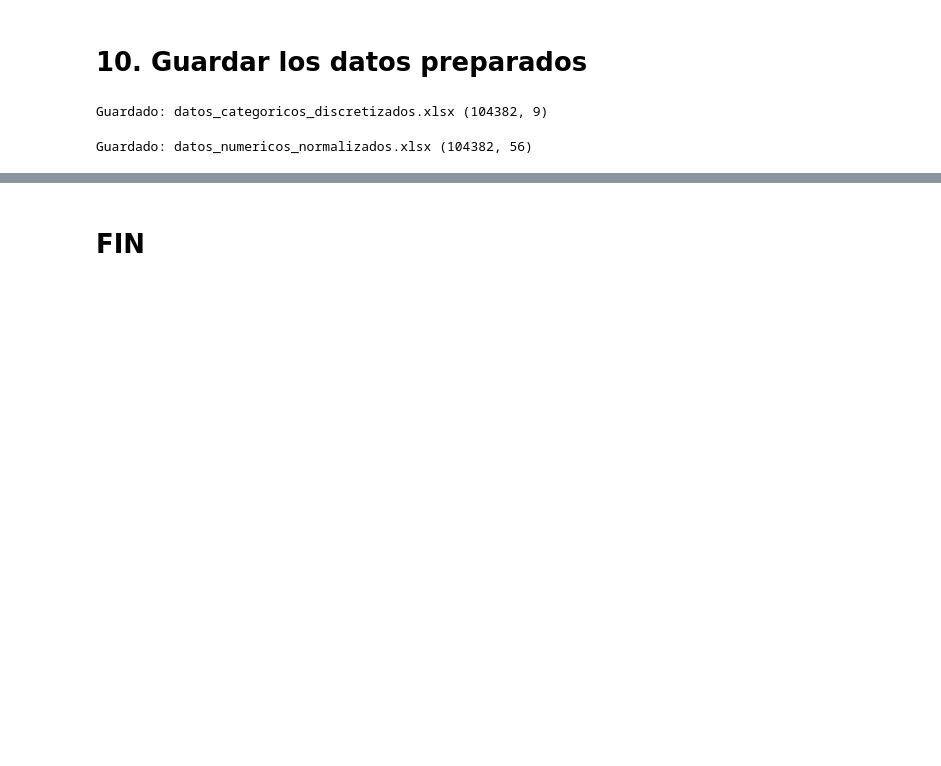
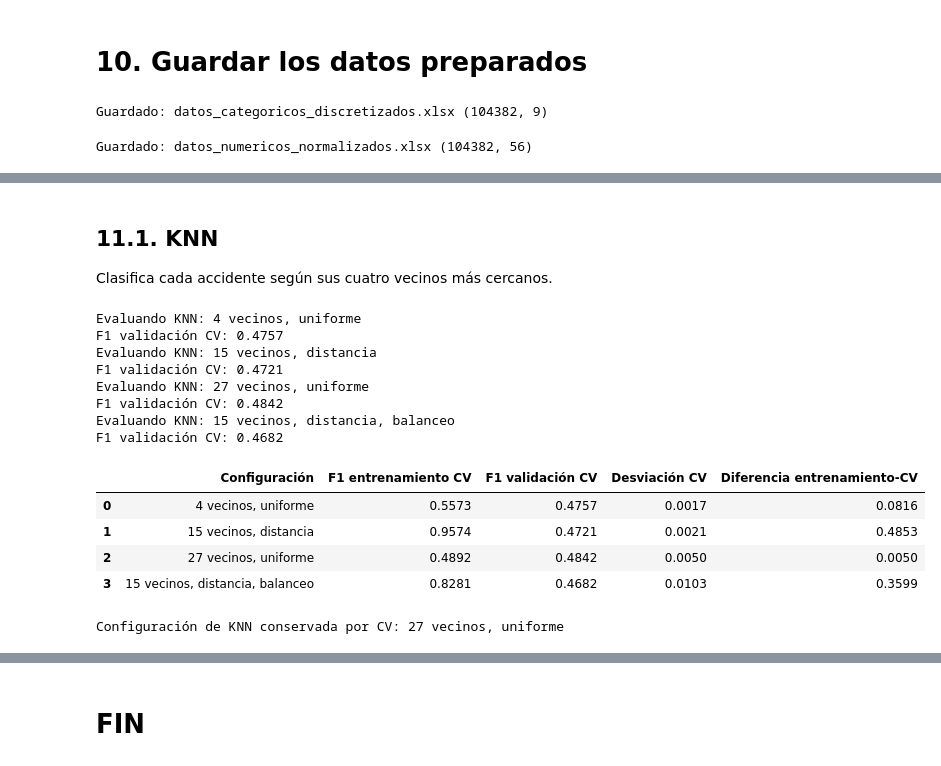
Before and after one commit to juanita003/Siniestros-viales, a Jupyter notebook: Preparacion_de_datos_Siniestros_Viales_Envigado.ipynb, the cells around one changed output, grey strips where cells are left out. Saved outputs shown, nothing was run; the diff lists cells and outputs as text; code cells hidden in the pictures; blank space fills up the shorter version.

```diff
--- a/Preparacion_de_datos_Siniestros_Viales_Envigado.ipynb
+++ b/Preparacion_de_datos_Siniestros_Viales_Envigado.ipynb
@@ -855,0 +948,47 @@ Guardado: datos_numericos_normalizados.xlsx (104382, 56)
+# %% [markdown]
+## 11.1. KNN
+
+Clasifica cada accidente según sus cuatro vecinos más cercanos.
+# %%
+configuraciones_knn = [
+    ('4 vecinos, uniforme', crear_modelo(KNeighborsClassifier(n_neighbors=4))),
+    ('15 vecinos, distancia', crear_modelo(KNeighborsClassifier(n_neighbors=15, weights='distance'))),
+    ('27 vecinos, uniforme', crear_modelo(KNeighborsClassifier(n_neighbors=27))),
+    ('15 vecinos, distancia, balanceo', crear_modelo(KNeighborsClassifier(n_neighbors=15, weights='distance'), balancear=True))
+]
+# %%
+# Comparación manual de configuraciones
+filas_knn = []
+for nombre, modelo in configuraciones_knn:
+    print('Evaluando KNN:', nombre, flush=True)
+    scores = cross_validate(modelo, X_train, y_train, cv=cv,
+        scoring='f1_macro', return_train_score=True,
+        n_jobs=1, error_score='raise')
+    filas_knn.append({
+        'Configuración': nombre,
+        'F1 entrenamiento CV': scores['train_score'].mean(),
+        'F1 validación CV': scores['test_score'].mean(),
+        'Desviación CV': scores['test_score'].std(),
+        'Diferencia entrenamiento-CV': scores['train_score'].mean() - scores['test_score'].mean()
+    })
+    print('F1 validación CV:', round(scores['test_score'].mean(), 4), flush=True)
+resultados_knn = pd.DataFrame(filas_knn)
+display(resultados_knn.round(4))
+indice_knn = resultados_knn['F1 validación CV'].idxmax()
+nombre_knn, modelo_knn = configuraciones_knn[indice_knn]
+print('Configuración de KNN conservada por CV:', nombre_knn)
+# %% [output]
+Evaluando KNN: 4 vecinos, uniforme
+F1 validación CV: 0.4757
+Evaluando KNN: 15 vecinos, distancia
+F1 validación CV: 0.4721
+Evaluando KNN: 27 vecinos, uniforme
+F1 validación CV: 0.4842
+Evaluando KNN: 15 vecinos, distancia, balanceo
+F1 validación CV: 0.4682
+|  | Configuración | F1 entrenamiento CV | F1 validación CV | Desviación CV | Diferencia entrenamiento-CV |
+| 0 | 4 vecinos, uniforme | 0.5573 | 0.4757 | 0.0017 | 0.0816 |
+| 1 | 15 vecinos, distancia | 0.9574 | 0.4721 | 0.0021 | 0.4853 |
+| 2 | 27 vecinos, uniforme | 0.4892 | 0.4842 | 0.0050 | 0.0050 |
+| 3 | 15 vecinos, distancia, balanceo | 0.8281 | 0.4682 | 0.0103 | 0.3599 |
+Configuración de KNN conservada por CV: 27 vecinos, uniforme
```
Also changed, not shown: parts of 23 cells of this notebook.
